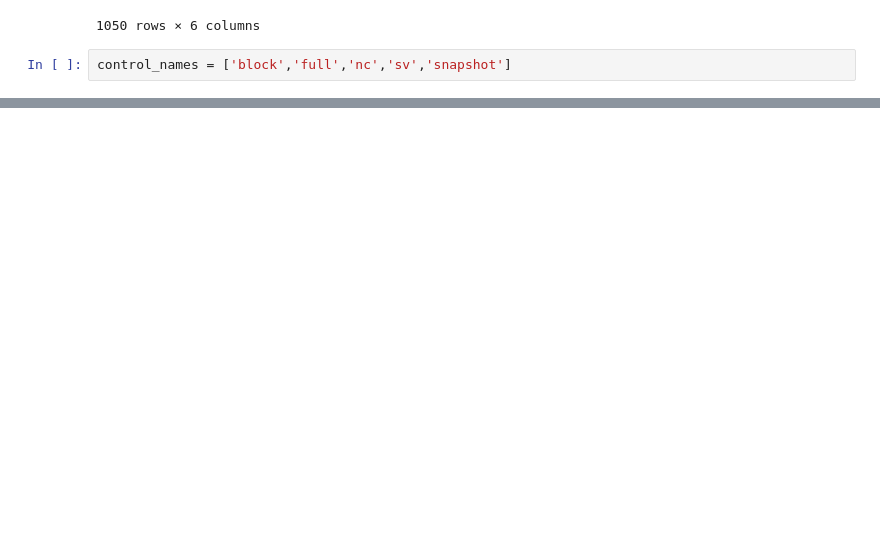
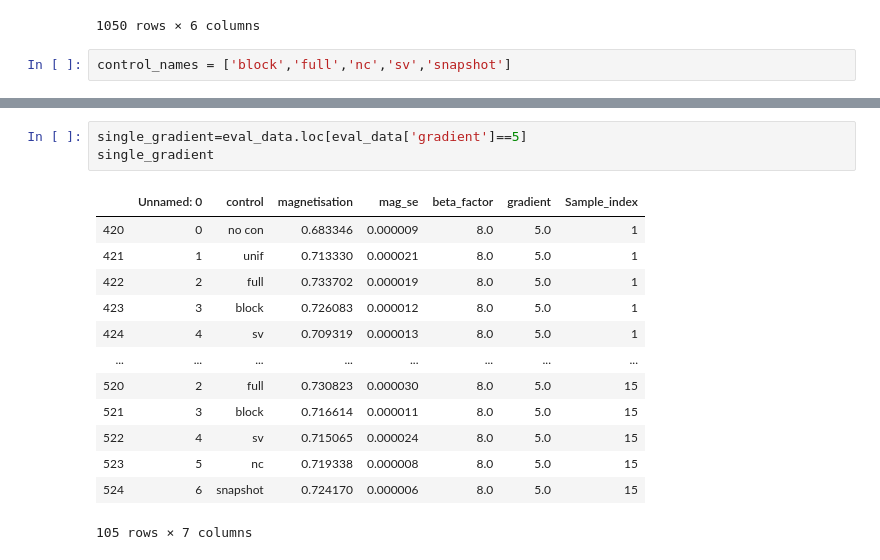
Before and after one commit to MGarrod1/unobserved_spin_influence, a Jupyter notebook: Figure_3_Pokec/fig3-B-plots.ipynb, the cells around one changed output, grey strips where cells are left out. Drawn from its saved outputs; the diff is of its cells as text; blank space fills up the shorter version.

```diff
--- a/Figure_3_Pokec/fig3-B-plots.ipynb
+++ b/Figure_3_Pokec/fig3-B-plots.ipynb
@@ -103,0 +105,17 @@ plt.savefig(f"Plots/Pokec_markup_as_grad_beta_{beta_choice}_errors".replace('.',
+# %%
+single_gradient=eval_data.loc[eval_data['gradient']==5]
+single_gradient
+# %% [output]
+|  | Unnamed: 0 | control | magnetisation | mag_se | beta_factor | gradient | Sample_index |
+| 420 | 0 | no con | 0.683346 | 0.000009 | 8.0 | 5.0 | 1 |
+| 421 | 1 | unif | 0.713330 | 0.000021 | 8.0 | 5.0 | 1 |
+| 422 | 2 | full | 0.733702 | 0.000019 | 8.0 | 5.0 | 1 |
+| 423 | 3 | block | 0.726083 | 0.000012 | 8.0 | 5.0 | 1 |
+| 424 | 4 | sv | 0.709319 | 0.000013 | 8.0 | 5.0 | 1 |
+| ... | ... | ... | ... | ... | ... | ... | ... |
+| 520 | 2 | full | 0.730823 | 0.000030 | 8.0 | 5.0 | 15 |
+| 521 | 3 | block | 0.716614 | 0.000011 | 8.0 | 5.0 | 15 |
+| 522 | 4 | sv | 0.715065 | 0.000024 | 8.0 | 5.0 | 15 |
+| 523 | 5 | nc | 0.719338 | 0.000008 | 8.0 | 5.0 | 15 |
+| 524 | 6 | snapshot | 0.724170 | 0.000006 | 8.0 | 5.0 | 15 |
+105 rows × 7 columns
```
Also changed, not shown: parts of 4 cells of this notebook.
